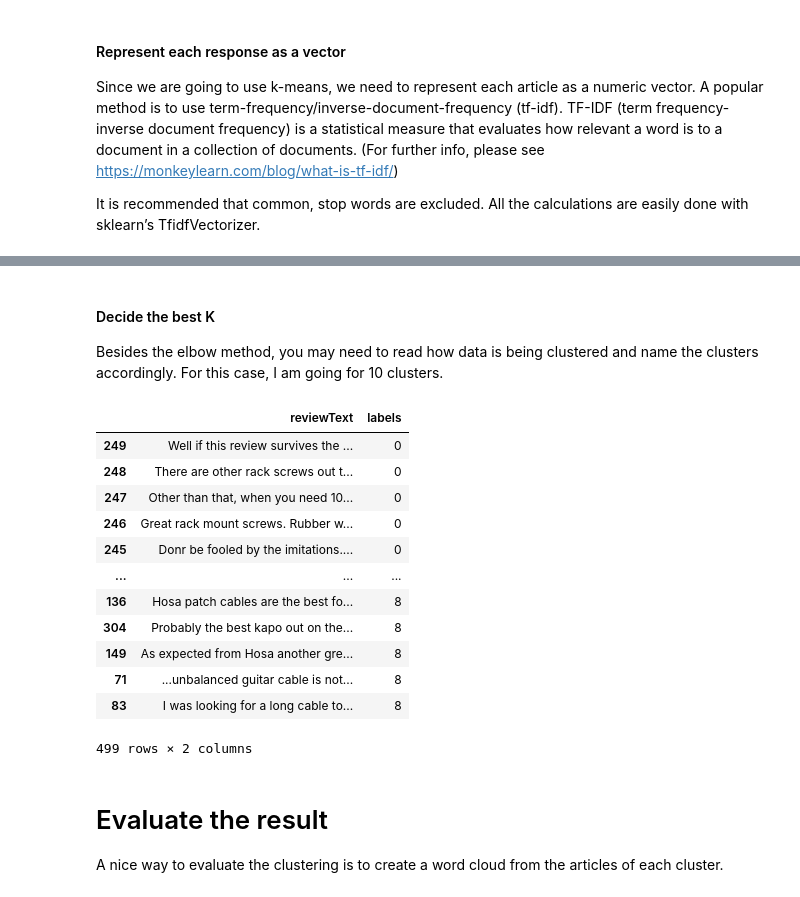
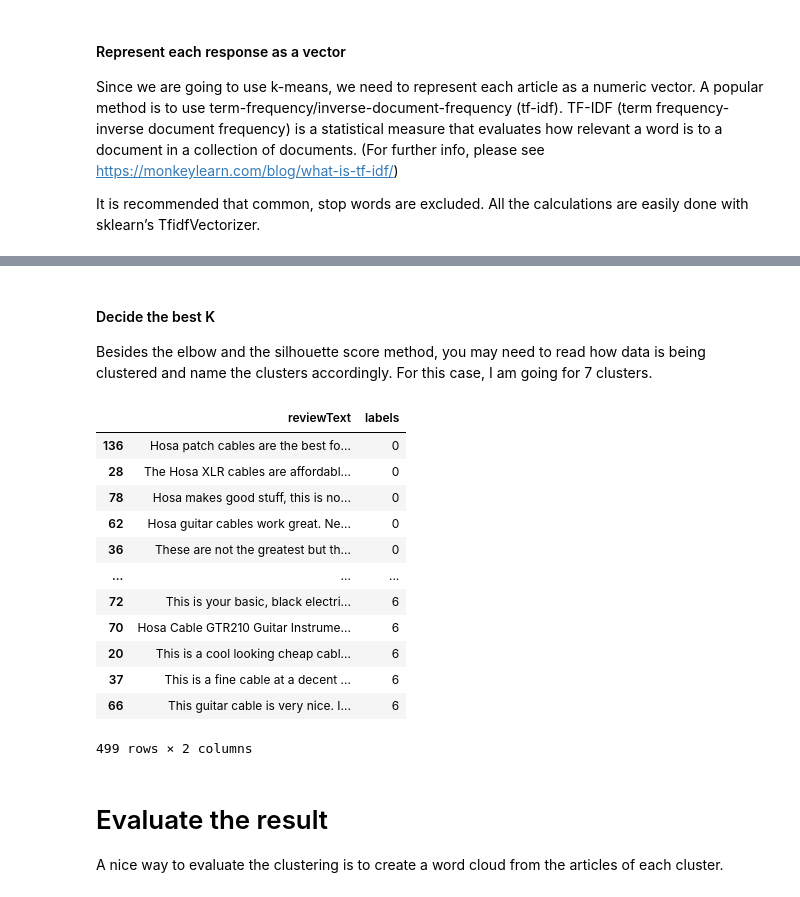
Before and after one commit to SCARLAT27122015/Musical-Instruments-Review---Text-Cluster-Analysis, a Jupyter notebook: Text Cluster Analysis.ipynb, the cells around one changed output, grey strips where cells are left out. Saved outputs shown, nothing was run; the diff lists cells and outputs as text; code cells hidden in the pictures.

```diff
--- a/Text Cluster Analysis.ipynb
+++ b/Text Cluster Analysis.ipynb
@@ -117,32 +136,32 @@ plt.show()
 # %% [markdown]
 #### Decide the best K
 
-Besides the elbow method, you may need to read how data is being clustered and name the clusters accordingly. For this case, I am going for 10 clusters.
+Besides the elbow and the silhouette score method, you may need to read how data is being clustered and name the clusters accordingly. For this case, I am going for 7 clusters.
 # %%
-true_k = 9
+true_k = 7
 model = KMeans(n_clusters=true_k, init='k-means++', max_iter=200, n_init=10)
 model.fit(X)
 labels=model.labels_
 
 data = {
         column_name__open_responses: df[column_name__open_responses].tolist()
         , 'labels': labels
 }
 df_cl=pd.DataFrame(data)
 df_cl.sort_values(by='labels')
 # %% [output]
 |  | reviewText | labels |
-| 249 | Well if this review survives the ... | 0 |
-| 248 | There are other rack screws out t... | 0 |
-| 247 | Other than that, when you need 10... | 0 |
-| 246 | Great rack mount screws. Rubber w... | 0 |
-| 245 | Donr be fooled by the imitations.... | 0 |
+| 136 | Hosa patch cables are the best fo... | 0 |
+| 28 | The Hosa XLR cables are affordabl... | 0 |
+| 78 | Hosa makes good stuff, this is no... | 0 |
+| 62 | Hosa guitar cables work great. Ne... | 0 |
+| 36 | These are not the greatest but th... | 0 |
 | ... | ... | ... |
-| 136 | Hosa patch cables are the best fo... | 8 |
-| 304 | Probably the best kapo out on the... | 8 |
-| 149 | As expected from Hosa another gre... | 8 |
-| 71 | ...unbalanced guitar cable is not... | 8 |
-| 83 | I was looking for a long cable to... | 8 |
+| 72 | This is your basic, black electri... | 6 |
+| 70 | Hosa Cable GTR210 Guitar Instrume... | 6 |
+| 20 | This is a cool looking cheap cabl... | 6 |
+| 37 | This is a fine cable at a decent ... | 6 |
+| 66 | This guitar cable is very nice. I... | 6 |
 499 rows × 2 columns
 # %% [markdown]
 # Evaluate the result
```
Also changed, not shown: parts of 5 cells of this notebook.
